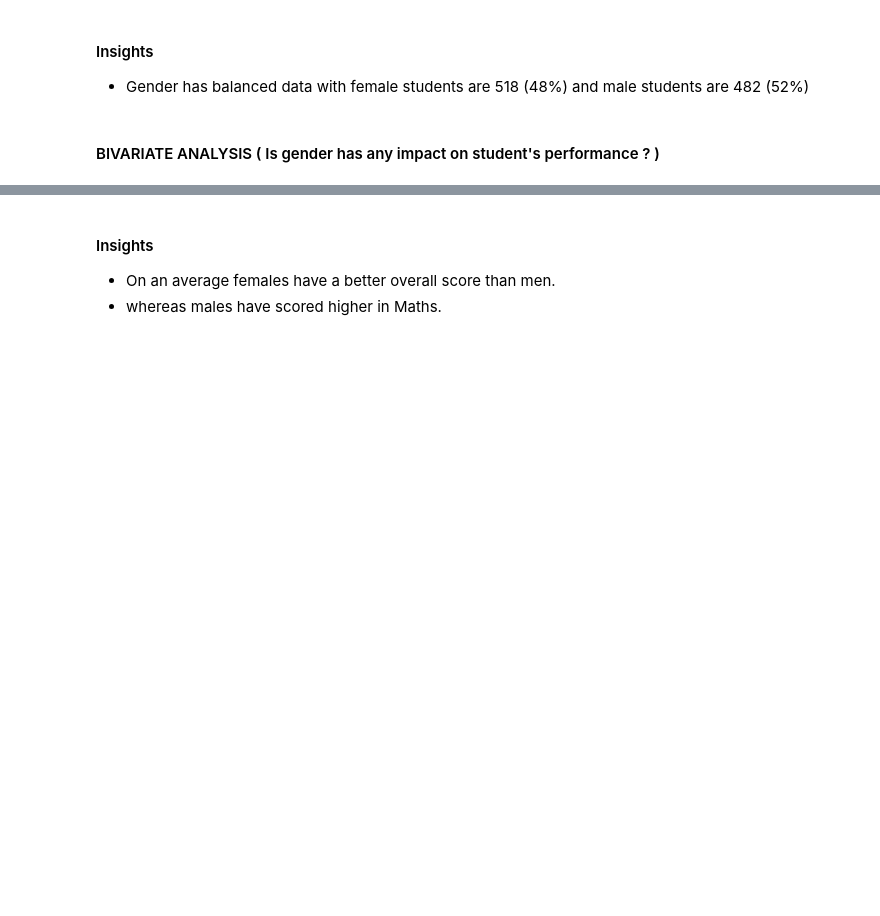
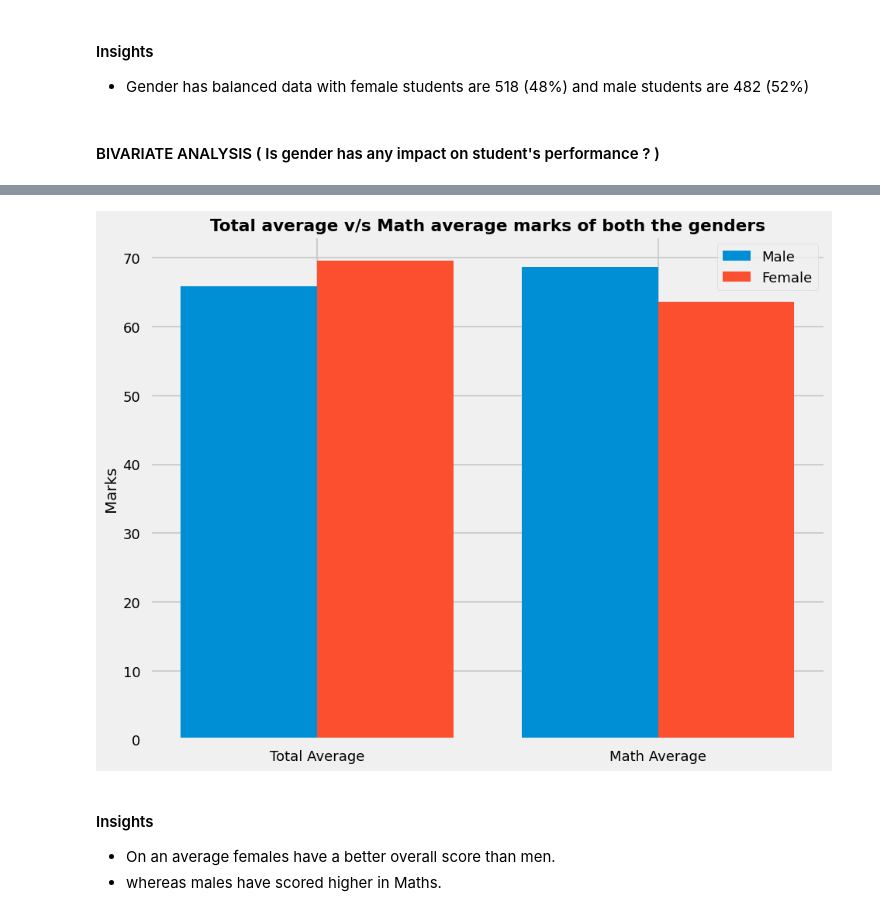
Before and after one commit to NadunD14/ML_Project, a Jupyter notebook: notebook/1 . EDA STUDENT PERFORMANCE .ipynb, the cells around one changed output, grey strips where cells are left out. Drawn from its saved outputs; the diff is of its cells as text; code cells hidden in the pictures; blank space fills up the shorter version.

```diff
--- a/notebook/1 . EDA STUDENT PERFORMANCE .ipynb
+++ b/notebook/1 . EDA STUDENT PERFORMANCE .ipynb
@@ -462,5 +442,18 @@ plt.show()
 # %% [markdown]
 #### BIVARIATE ANALYSIS ( Is gender has any impact on student's performance ? )
 # %%
-gender_group = df.groupby('gender').mean()
-gender_group
+from sklearn.preprocessing import LabelEncoder
+
+# Initialize the LabelEncoder
+encoder = LabelEncoder()
+
+# Fit and transform the 'gender' column into numerical values
+df['gender_encoded'] = encoder.fit_transform(df['gender'])
+
+# Group by 'gender_encoded' and calculate the mean for numeric columns only
+gender_group = df.groupby('gender_encoded').mean(numeric_only=True).reset_index()
+
+df = df.drop(columns=['gender_encoded'])
+
+# Print the grouped DataFrame
+print(gender_group)
@@ -467,22 +468,24 @@ gender_group
 # %%
 plt.figure(figsize=(10, 8))
 
 X = ['Total Average','Math Average']
 
 
-female_scores = [gender_group['average'][0], gender_group['math score'][0]]
-male_scores = [gender_group['average'][1], gender_group['math score'][1]]
+female_scores = [gender_group['average'][0], gender_group['math_score'][0]]
+male_scores = [gender_group['average'][1], gender_group['math_score'][1]]
 
 X_axis = np.arange(len(X))
 
 plt.bar(X_axis - 0.2, male_scores, 0.4, label = 'Male')
 plt.bar(X_axis + 0.2, female_scores, 0.4, label = 'Female')
 
 plt.xticks(X_axis, X)
 plt.ylabel("Marks")
 plt.title("Total average v/s Math average marks of both the genders", fontweight='bold')
 plt.legend()
 plt.show()
+# %% [output]
+[figure, added]
 # %% [markdown]
 #### Insights
 - On an average females have a better overall score than men.
```
Also changed, not shown: parts of 22 cells of this notebook, 1 other file.
